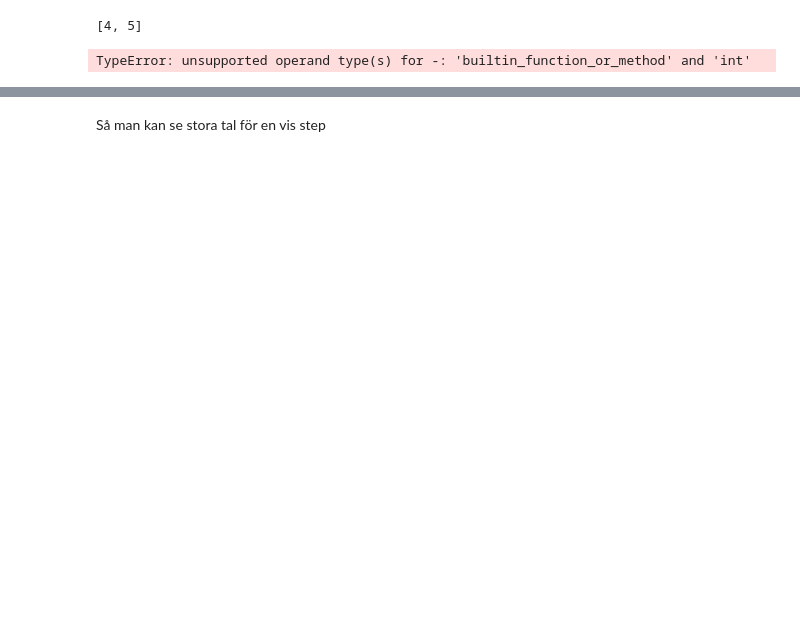
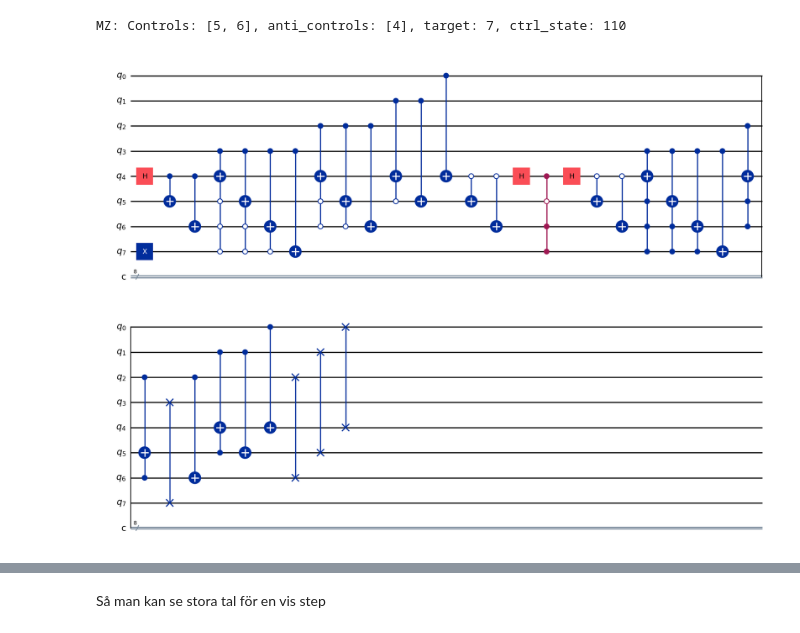
Before and after one commit to Toshihide-Sakao/DA150X-Qauntum-Szegedy-Walk, a Jupyter notebook: qiskit-saker/quantum_szegedy.ipynb, the cells around one changed output, grey strips where cells are left out. Drawn from its saved outputs; the diff is of its cells as text; code cells hidden in the pictures; blank space fills up the shorter version.

```diff
--- a/qiskit-saker/quantum_szegedy.ipynb
+++ b/qiskit-saker/quantum_szegedy.ipynb
@@ -6,7 +6,7 @@ from qiskit_aer import Aer, AerSimulator
 from qiskit.quantum_info import Statevector
 from qiskit.visualization import plot_histogram
 # %%
-num_input = 3
+num_input = 4
 num_qubits = num_input * 2
 # %%
 def multi_cx(qc, controls, anti_controls, target):
@@ -22,7 +22,8 @@ def multi_cx(qc, controls, anti_controls, target):
 def multi_cz(qc, controls, anti_controls, target):
     num_controls = len(controls) + len(anti_controls)
     ctrl_state = get_ctrl_state(controls, anti_controls)
-    new_gate = ZGate().control(num_controls, ctrl_state=ctrl_state)
+    new_gate = ZGate().control(num_controls, label=None, ctrl_state=ctrl_state)
+    print(f"MZ: Controls: {controls}, anti_controls: {anti_controls}, target: {target}, ctrl_state: {ctrl_state}")
 
     qc.append(new_gate, controls + anti_controls + [target])
 
@@ -77,23 +86,25 @@ def szegedy_step(qc):
 # %%
 # Create the quantum circuit
 qc = QuantumCircuit(num_input * 2, num_input * 2)
 
 simulator = AerSimulator()
 
 # Apply Hadamard coin operator
 qc.h(num_input + 0)
-qc.x(num_input + 2)
-qc.cx(num_input + 0, num_input + 1)
+for i in range(num_input - 2):
+    qc.cx(num_input + 0, num_input + 1 + i)
+qc.x(num_input * 2 - 1)
 # done with initail setup
 # qc.barrier()
 
-states = [Statevector.from_instruction(qc)]
+# states = [Statevector.from_instruction(qc)]
+# print(f"Initial state: {states[0]}")
 szegedy_step(qc)
 
 qc.draw(output="mpl")
 # %% [output]
-[4, 5]
+MZ: Controls: [5, 6], anti_controls: [4], target: 7, ctrl_state: 110
-TypeError: unsupported operand type(s) for -: 'builtin_function_or_method' and 'int'
+[figure, added]
 # %%
 # Create the quantum circuit
 qc = QuantumCircuit(num_input * 2, num_input * 2)
```
Also changed, not shown: parts of 8 cells of this notebook.
